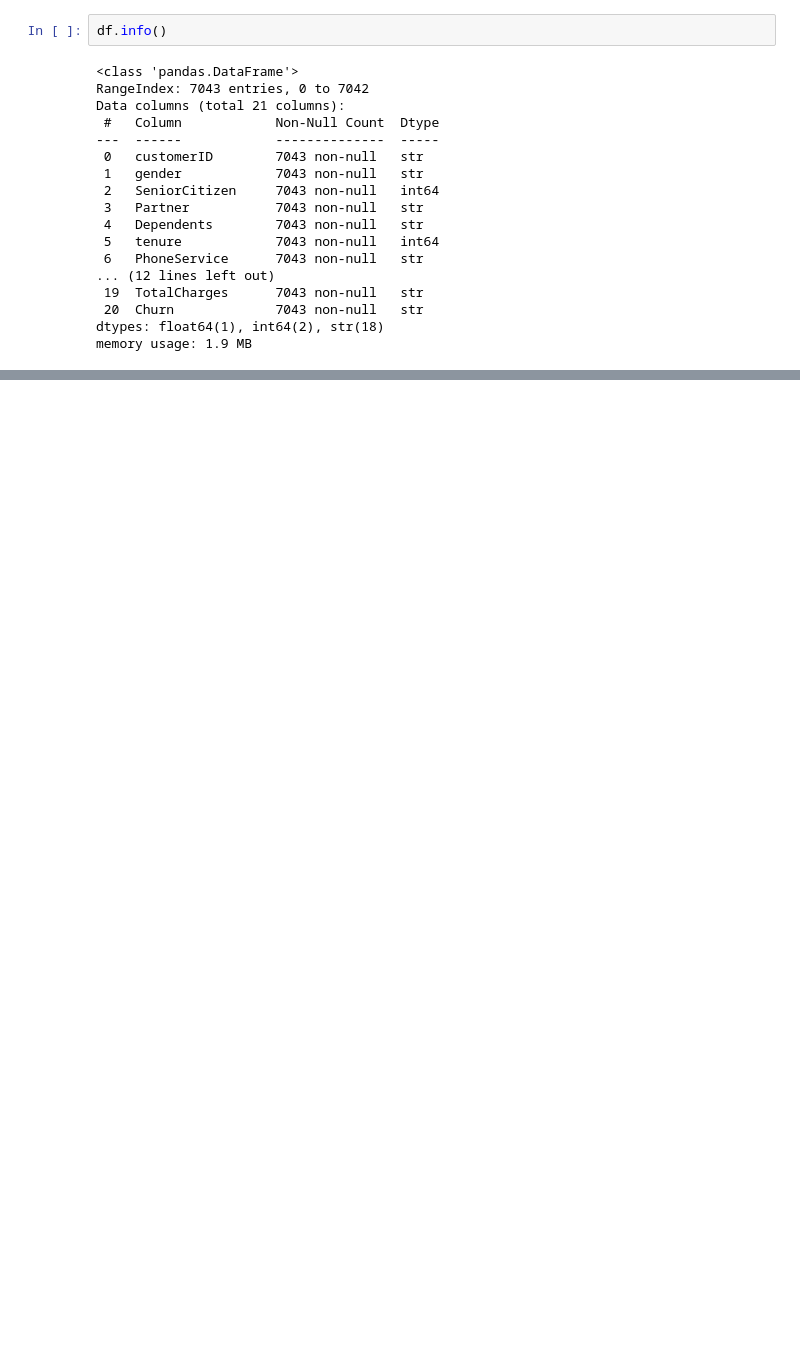
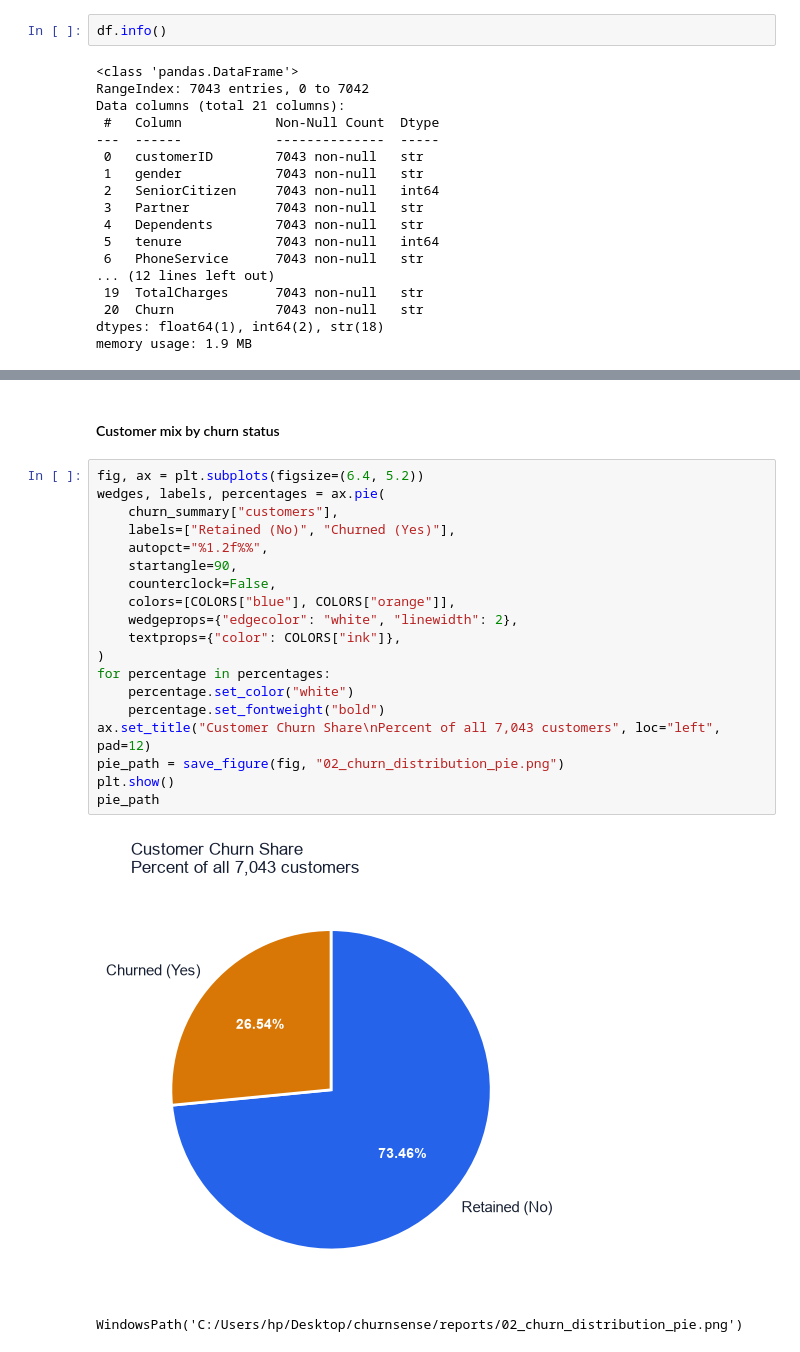
Before and after one commit to ThomasAquinas14/churnsense, a Jupyter notebook: notebooks/01_eda.ipynb, the cells around one changed output, grey strips where cells are left out. Drawn from its saved outputs; the diff is of its cells as text; blank space fills up the shorter version.

```diff
--- a/notebooks/01_eda.ipynb
+++ b/notebooks/01_eda.ipynb
@@ -84,0 +269,24 @@ Session 2 will extend this notebook with exploratory analysis, charts, business
+# %% [markdown]
+#### Customer mix by churn status
+# %%
+fig, ax = plt.subplots(figsize=(6.4, 5.2))
+wedges, labels, percentages = ax.pie(
+    churn_summary["customers"],
+    labels=["Retained (No)", "Churned (Yes)"],
+    autopct="%1.2f%%",
+    startangle=90,
+    counterclock=False,
+    colors=[COLORS["blue"], COLORS["orange"]],
+    wedgeprops={"edgecolor": "white", "linewidth": 2},
+    textprops={"color": COLORS["ink"]},
+)
+for percentage in percentages:
+    percentage.set_color("white")
+    percentage.set_fontweight("bold")
+ax.set_title("Customer Churn Share\nPercent of all 7,043 customers", loc="left", pad=12)
+pie_path = save_figure(fig, "02_churn_distribution_pie.png")
+plt.show()
+pie_path
+# %% [output]
+[figure, added]
+WindowsPath('C:/Users/hp/Desktop/churnsense/reports/02_churn_distribution_pie.png')
```
Also changed, not shown: parts of 47 cells of this notebook, 9 other files.
